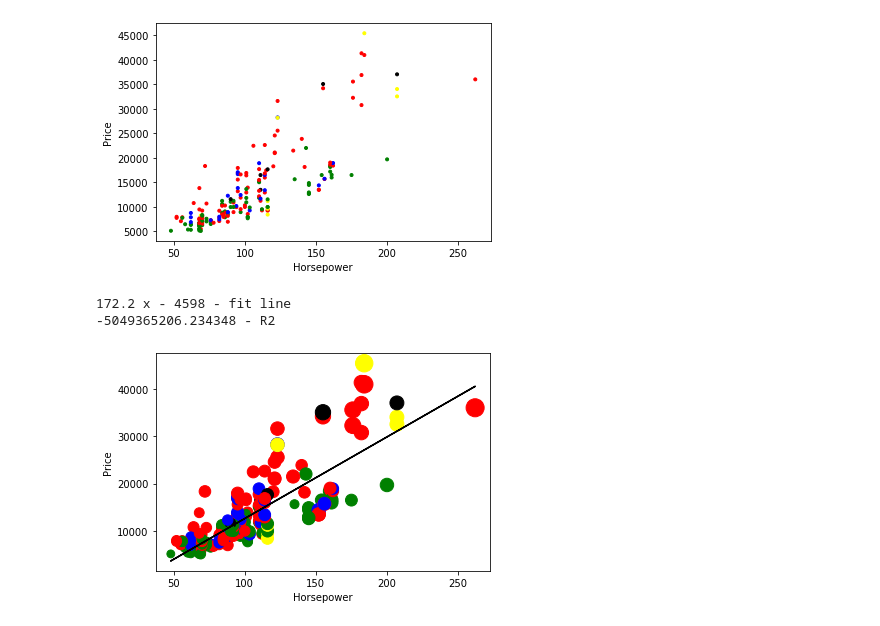
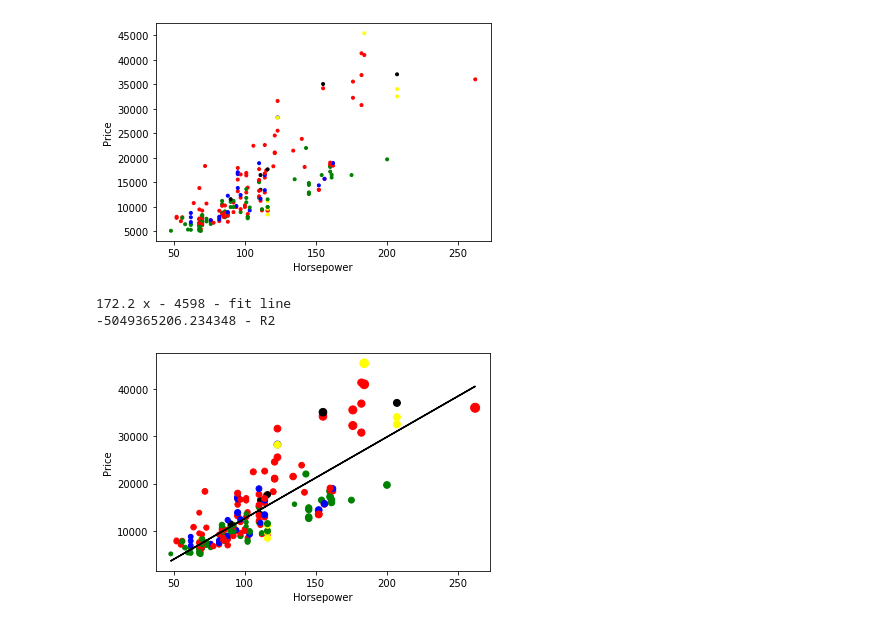
Before and after one commit to anshuldante/ai-ds-ml-practical, a Jupyter notebook: machine-learning-ai-foundations-linear-regression/Exercise Files/CH01/01_04/notebook.ipynb, the cells around one changed output. Drawn from its saved outputs; the diff is of its cells as text; code cells hidden in the pictures.

```diff
--- a/machine-learning-ai-foundations-linear-regression/Exercise Files/CH01/01_04/notebook.ipynb
+++ b/machine-learning-ai-foundations-linear-regression/Exercise Files/CH01/01_04/notebook.ipynb
@@ -100,21 +100,21 @@ plt.show()
 # %%
 fig = plt.figure()
 ax = plt.axes()
-ax.scatter(df['horsepower'],df['price'],c=colors, marker='o', s=df['engine-size'])
+ax.scatter(df['horsepower'],df['price'],c=colors, marker='.', s=df['engine-size'])
 ax.set_xlabel('Horsepower')
 ax.set_ylabel('Price')
 
 #for index in range(0, len(df.index)):
 #    ax.annotate(df.iloc[index]['make'], (df.iloc[index]['horsepower'],df.iloc[index]['price']))
 
 z = np.polyfit(df['horsepower'], df['price'], 1)
 f = np.poly1d(z)
 print(f"{f} - fit line\n{r2_score(df['horsepower'], f(df['price']))} - R2")
 ax.plot(df['horsepower'], f(df['horsepower']), color='black')
 
 
 plt.show()
 # %% [output]
 172.2 x - 4598 - fit line
 -5049365206.234348 - R2
-[figure, old version]
+[figure, new version]
```
Also changed, not shown: 8 other files.
